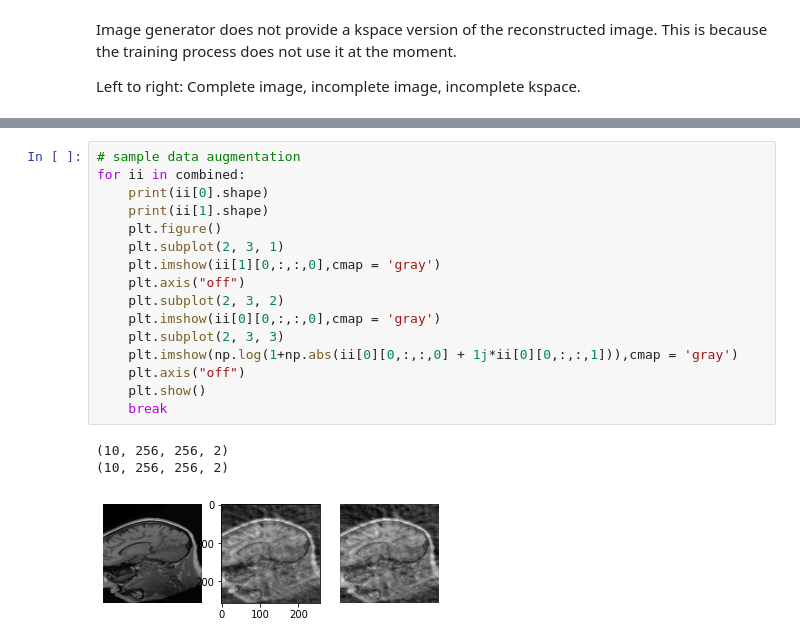
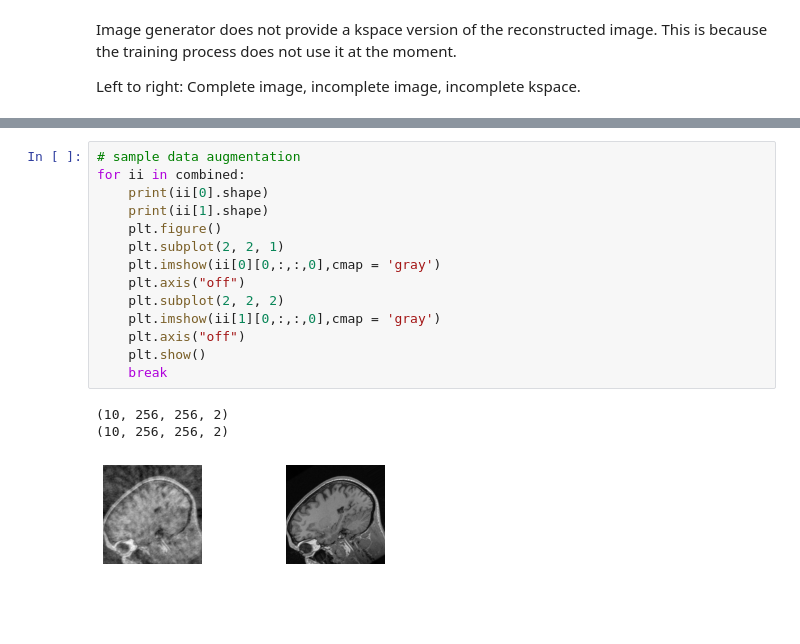
Before and after one commit to DuncanB6/U-NetCompare, a Jupyter notebook: gen_test.ipynb, the cells around one changed output, grey strips where cells are left out. Saved outputs shown, nothing was run; the diff lists cells and outputs as text; blank space fills up the shorter version.

```diff
--- a/gen_test.ipynb
+++ b/gen_test.ipynb
@@ -102,20 +68,18 @@ plt.show()
 # %%
 # sample data augmentation
 for ii in combined:
     print(ii[0].shape)
     print(ii[1].shape)
     plt.figure()
-    plt.subplot(2, 3, 1)
+    plt.subplot(2, 2, 1)
+    plt.imshow(ii[0][0,:,:,0],cmap = 'gray')
+    plt.axis("off")
+    plt.subplot(2, 2, 2)
     plt.imshow(ii[1][0,:,:,0],cmap = 'gray')
-    plt.axis("off")
-    plt.subplot(2, 3, 2)
-    plt.imshow(ii[0][0,:,:,0],cmap = 'gray')
-    plt.subplot(2, 3, 3)
-    plt.imshow(np.log(1+np.abs(ii[0][0,:,:,0] + 1j*ii[0][0,:,:,1])),cmap = 'gray')
     plt.axis("off")
     plt.show()
     break
 # %% [output]
 (10, 256, 256, 2)
 (10, 256, 256, 2)
-[figure, old version]
+[figure, new version]
```
Also changed, not shown: parts of 5 cells of this notebook, 9 other files.
